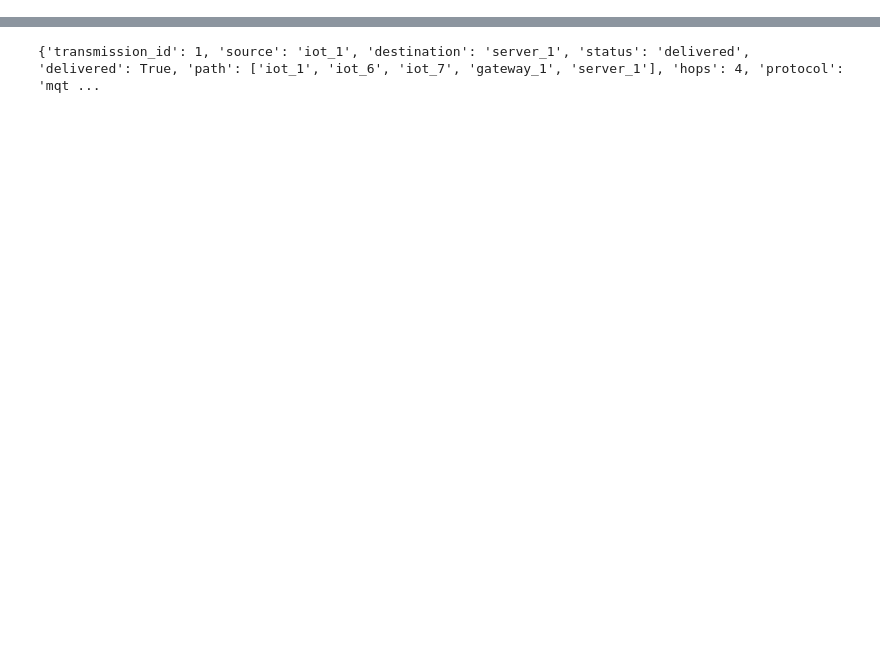
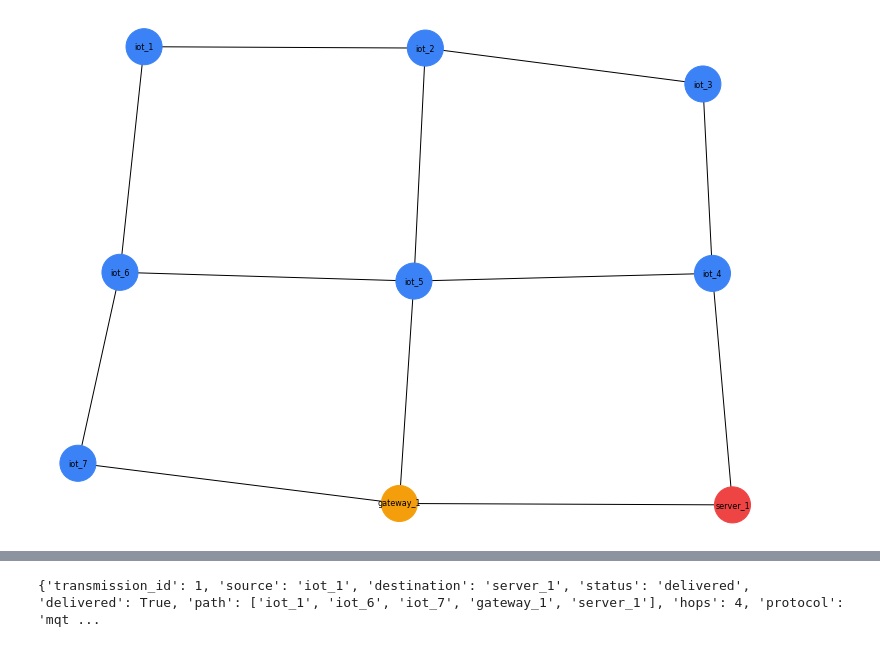
Before and after one commit to sayydaviid/PQC-IOT-SImulator, a Jupyter notebook: Híbrido.ipynb, the cells around one changed output, grey strips where cells are left out. Saved outputs shown, nothing was run; the diff lists cells and outputs as text; code cells hidden in the pictures; blank space fills up the shorter version.

```diff
--- a/Híbrido.ipynb
+++ b/Híbrido.ipynb
@@ -21,8 +21,5 @@ PAYLOAD = {
 rede = Network(verbose=True)
 
 rede.set_ready_topology("grade", 3, 3)
-rede.set_protocol("mqtt")
-rede.set_crypto_mode(CRYPTO_MODE)
-
-print(rede.summary())
+rede.draw();
 # %% [output]
@@ -41,0 +31 @@ print(rede.summary())
+[figure, added]
```
Also changed, not shown: parts of 10 cells of this notebook, 18 other files.
